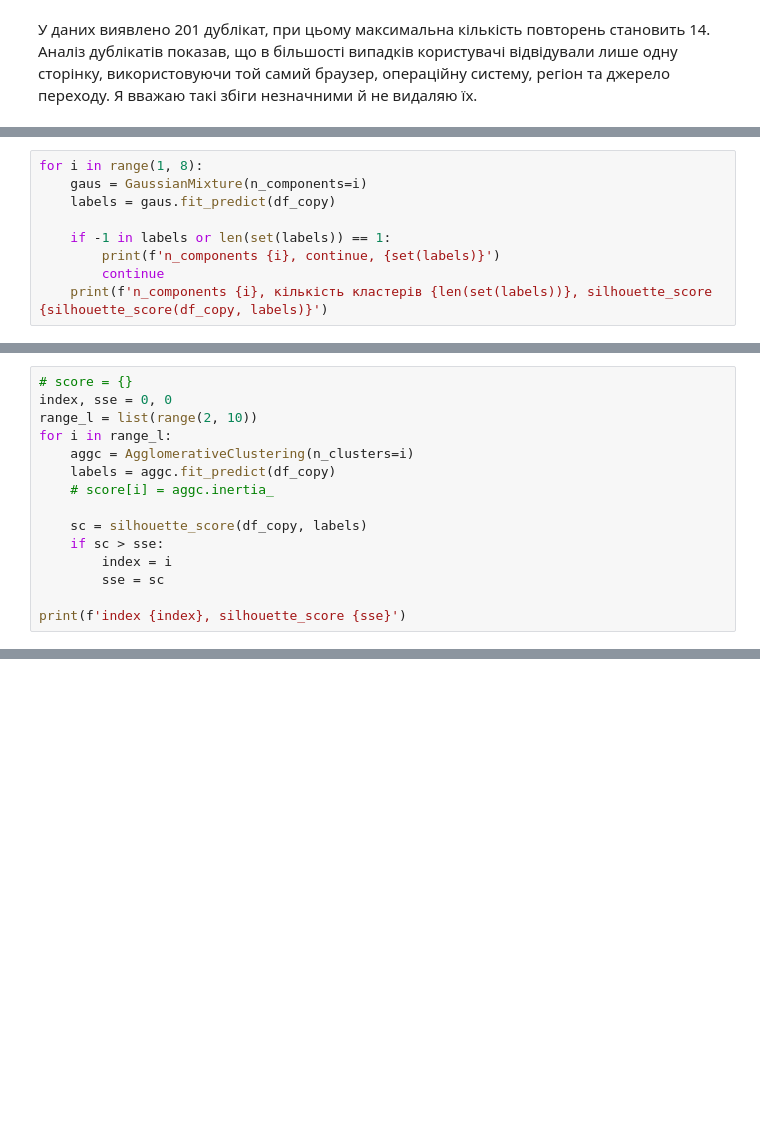
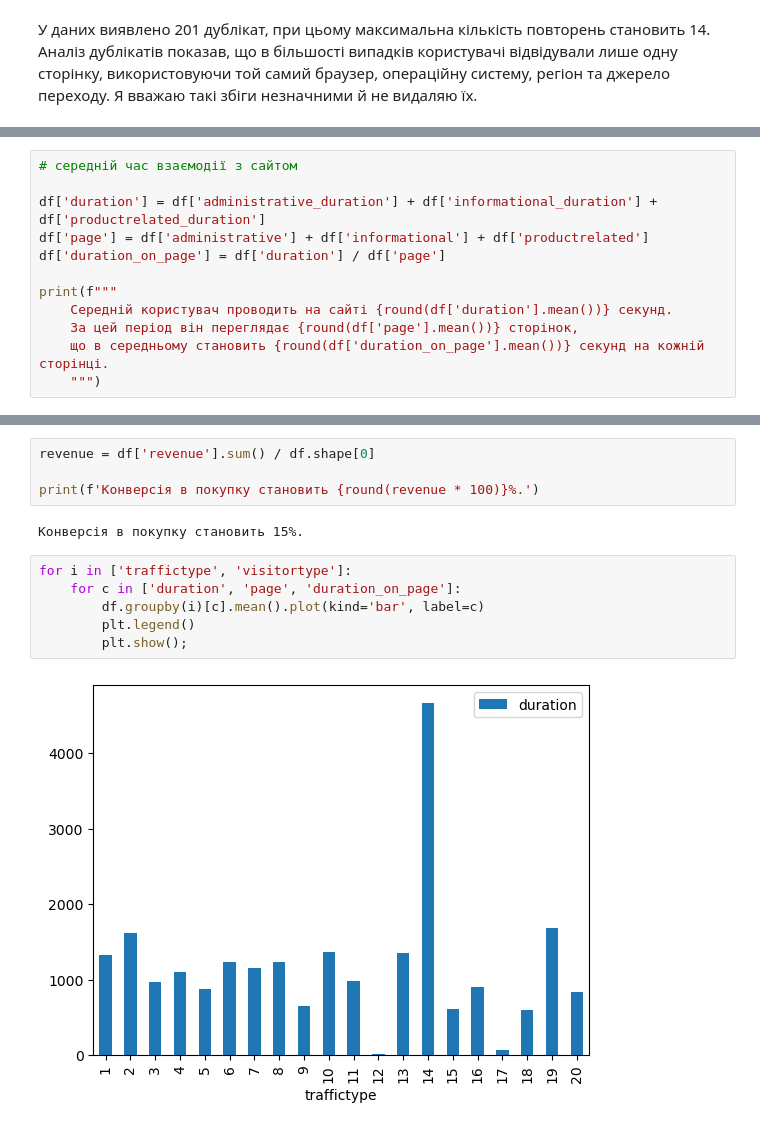
Before and after one commit to dkolesov95/exploratory_data_analysis, a Jupyter notebook: online_shoppers/online_shoppers.ipynb, the cells around one changed output, grey strips where cells are left out. Drawn from its saved outputs; the diff is of its cells as text; blank space fills up the shorter version.

```diff
--- a/online_shoppers/online_shoppers.ipynb
+++ b/online_shoppers/online_shoppers.ipynb
@@ -440,9 +311,0 @@ cluster_plot(df_mm, dbscan_labels)
-# %%
-for i in range(1, 8):
-    gaus = GaussianMixture(n_components=i)
-    labels = gaus.fit_predict(df_copy)
-
-    if -1 in labels or len(set(labels)) == 1:
-        print(f'n_components {i}, continue, {set(labels)}')
-        continue
-    print(f'n_components {i}, кількість кластерів {len(set(labels))}, silhouette_score {silhouette_score(df_copy, labels)}')
@@ -459,15 +311,0 @@ n_components 7, кількість кластерів 7, silhouette_score -0.017
-# %%
-# score = {}
-index, sse = 0, 0
-range_l = list(range(2, 10))
-for i in range_l:
-    aggc = AgglomerativeClustering(n_clusters=i)
-    labels = aggc.fit_predict(df_copy)
-    # score[i] = aggc.inertia_
-
-    sc = silhouette_score(df_copy, labels)
-    if sc > sse:
-        index = i
-        sse = sc
-
-print(f'index {index}, silhouette_score {sse}')
@@ -491,0 +334,12 @@ cluster_plot(df_copy, aggc_labels)
+# %%
+# середній час взаємодії з сайтом
+
+df['duration'] = df['administrative_duration'] + df['informational_duration'] + df['productrelated_duration']
+df['page'] = df['administrative'] + df['informational'] + df['productrelated']
+df['duration_on_page'] = df['duration'] / df['page']
+
+print(f"""
+    Середній користувач проводить на сайті {round(df['duration'].mean())} секунд.
+    За цей період він переглядає {round(df['page'].mean())} сторінок,
+    що в середньому становить {round(df['duration_on_page'].mean())} секунд на кожній сторінці.
+    """)
@@ -491,0 +356,14 @@ cluster_plot(df_copy, aggc_labels)
+# %%
+revenue = df['revenue'].sum() / df.shape[0]
+
+print(f'Конверсія в покупку становить {round(revenue * 100)}%.')
+# %% [output]
+Конверсія в покупку становить 15%.
+# %%
+for i in ['traffictype', 'visitortype']:
+    for c in ['duration', 'page', 'duration_on_page']:
+        df.groupby(i)[c].mean().plot(kind='bar', label=c)
+        plt.legend()
+        plt.show();
+# %% [output]
+[figure, added]
```
Also changed, not shown: parts of 48 cells of this notebook, 1 other file.
